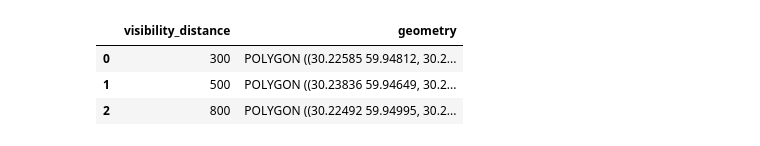
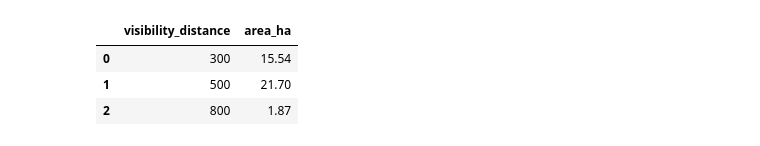
Before and after one commit to IDUclub/ObjectNat, a Jupyter notebook: docs/methods/examples/visibility.ipynb, the cells around one changed output. Drawn from its saved outputs; the diff is of its cells as text; code cells hidden in the pictures.

```diff
--- a/docs/methods/examples/visibility.ipynb
+++ b/docs/methods/examples/visibility.ipynb
@@ -42,13 +67,13 @@ Pass several points at once; each gets its own polygon. A `visibility_distance`
 # %%
 points = gpd.GeoDataFrame(
-    {'visibility_distance': [300, 500, 800]},
+    {"visibility_distance": [300, 500, 800]},
     geometry=[Point(30.2312112, 59.9482336), Point(30.2390, 59.9465), Point(30.2250, 59.9500)],
     crs=4326,
 )
 many = get_visibility(points, obstacles)
-many[['visibility_distance', 'geometry']]
+many.to_crs(obstacles.crs).assign(area_ha=lambda g: g.area / 1e4)[["visibility_distance", "area_ha"]].round(2)
 # %% [output]
-|  | visibility_distance | geometry |
-| 0 | 300 | POLYGON ((30.22585 59.94812, 30.2... |
-| 1 | 500 | POLYGON ((30.23836 59.94649, 30.2... |
-| 2 | 800 | POLYGON ((30.22492 59.94995, 30.2... |
+|  | visibility_distance | area_ha |
+| 0 | 300 | 15.54 |
+| 1 | 500 | 21.70 |
+| 2 | 800 | 1.87 |
```
Also changed, not shown: parts of 30 cells of this notebook, 8 other files.
